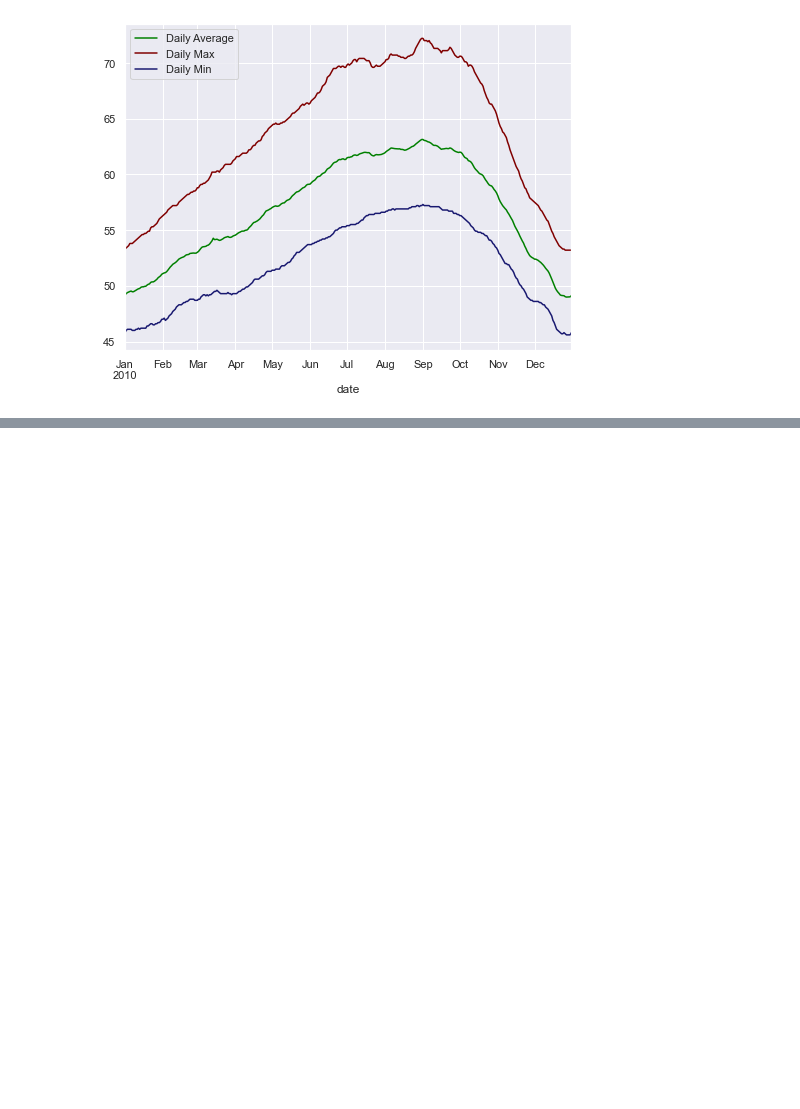
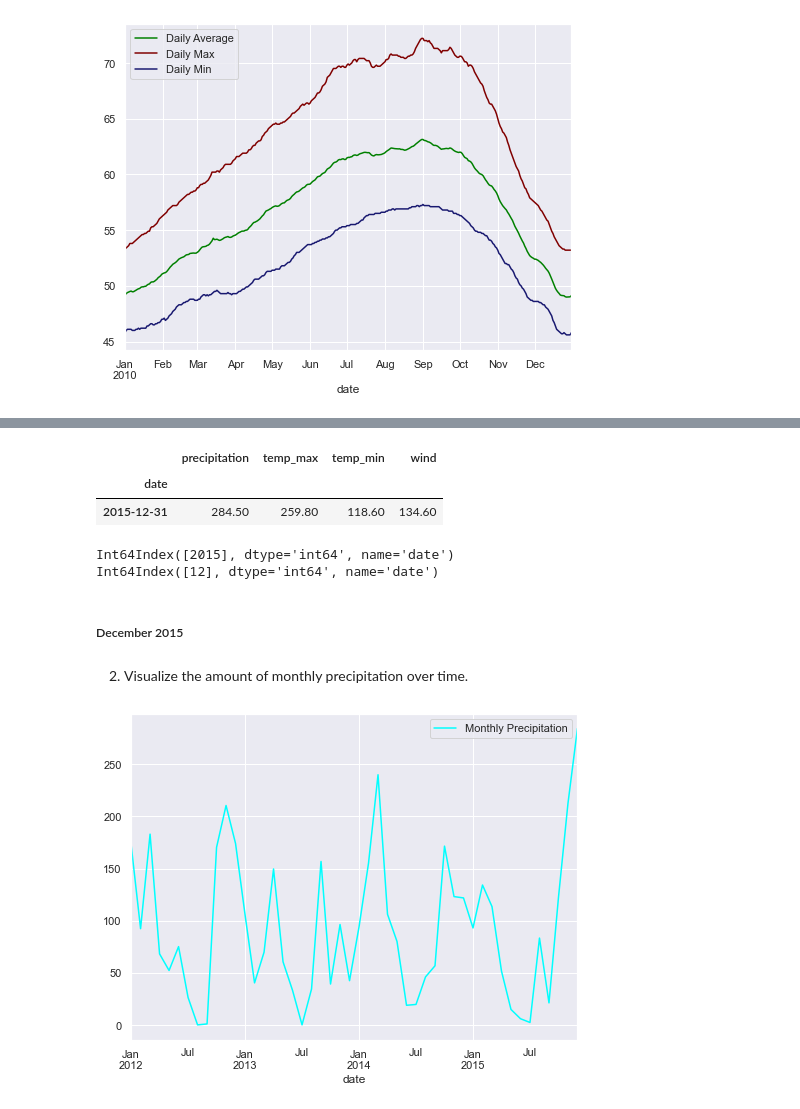
Before and after one commit to masonsherbondy/time-series-exercises, a Jupyter notebook: working_with_time_series_data.ipynb, the cells around one changed output, grey strips where cells are left out. Drawn from its saved outputs; the diff is of its cells as text; code cells hidden in the pictures; blank space fills up the shorter version.

```diff
--- a/working_with_time_series_data.ipynb
+++ b/working_with_time_series_data.ipynb
@@ -356,2 +358,5 @@ plt.legend();
 # %% [output]
 [figure]
+# %%
+#use vega_datasets data import to get data
+df = data.seattle_weather()
@@ -357,0 +394,6 @@ plt.legend();
+# %%
+#df.date[0].year, df.date[0].month
+
+#set the index to the datetime64 column
+df = df.set_index('date')
+df
@@ -357,0 +417,4 @@ plt.legend();
+# %%
+#resample data by month and sum up values for the month
+monthly_data = df.resample('M').sum()
+monthly_data
@@ -357,0 +440,29 @@ plt.legend();
+# %%
+#pull up records where the precipitation value is the max value
+monthly_data[monthly_data.precipitation == monthly_data.precipitation.max()]
+# %% [output]
+|  | precipitation | temp_max | temp_min | wind |
+| date |  |  |  |  |
+| 2015-12-31 | 284.50 | 259.80 | 118.60 | 134.60 |
+# %%
+#list the index
+index = monthly_data.index
+
+#print year of year-month combo with highest amount of precipitation
+print(index[monthly_data.precipitation == monthly_data.precipitation.max()].year)
+
+#print month of year-month combo with highest amount of precipitation
+print(index[monthly_data.precipitation == monthly_data.precipitation.max()].month)
+# %% [output]
+Int64Index([2015], dtype='int64', name='date')
+Int64Index([12], dtype='int64', name='date')
+# %% [markdown]
+##### December 2015
+# %% [markdown]
+2. Visualize the amount of monthly precipitation over time.
+# %%
+#plot monthly precipitation
+monthly_data.precipitation.plot(c = 'cyan', label = 'Monthly Precipitation')
+plt.legend();
+# %% [output]
+[figure, added]
```
Also changed, not shown: parts of 36 cells of this notebook.
